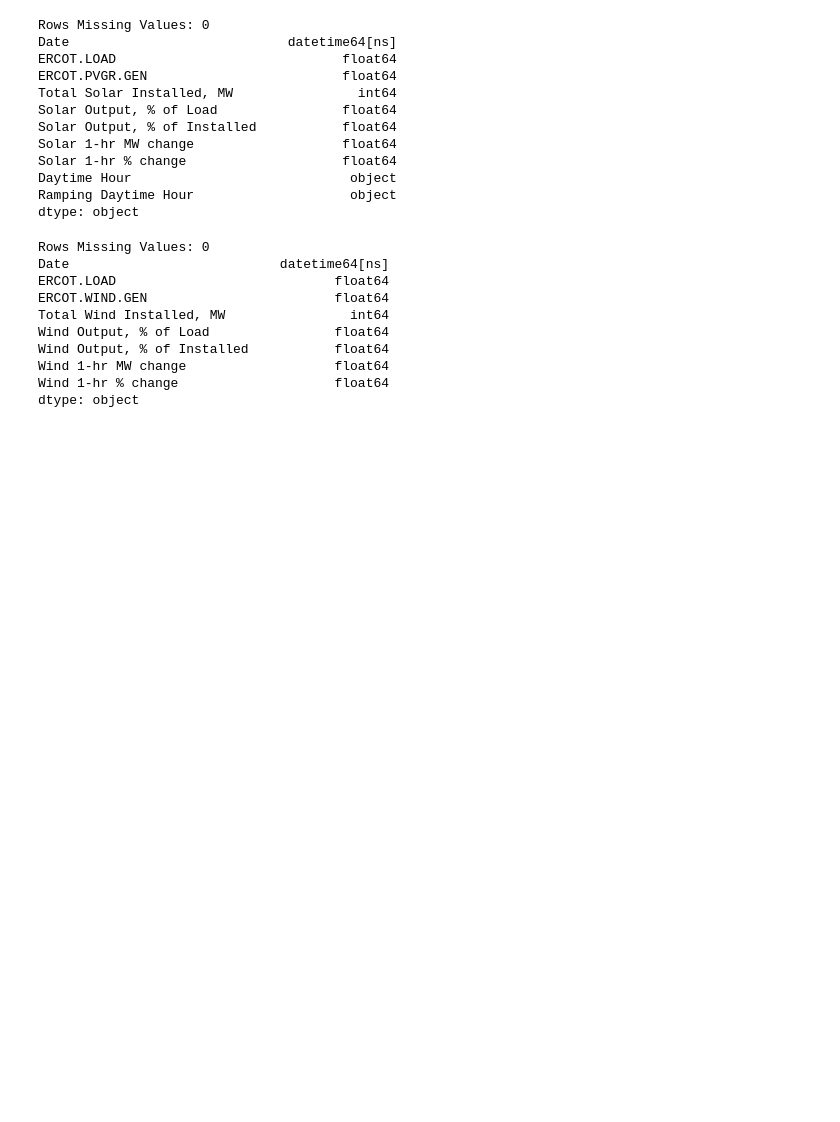
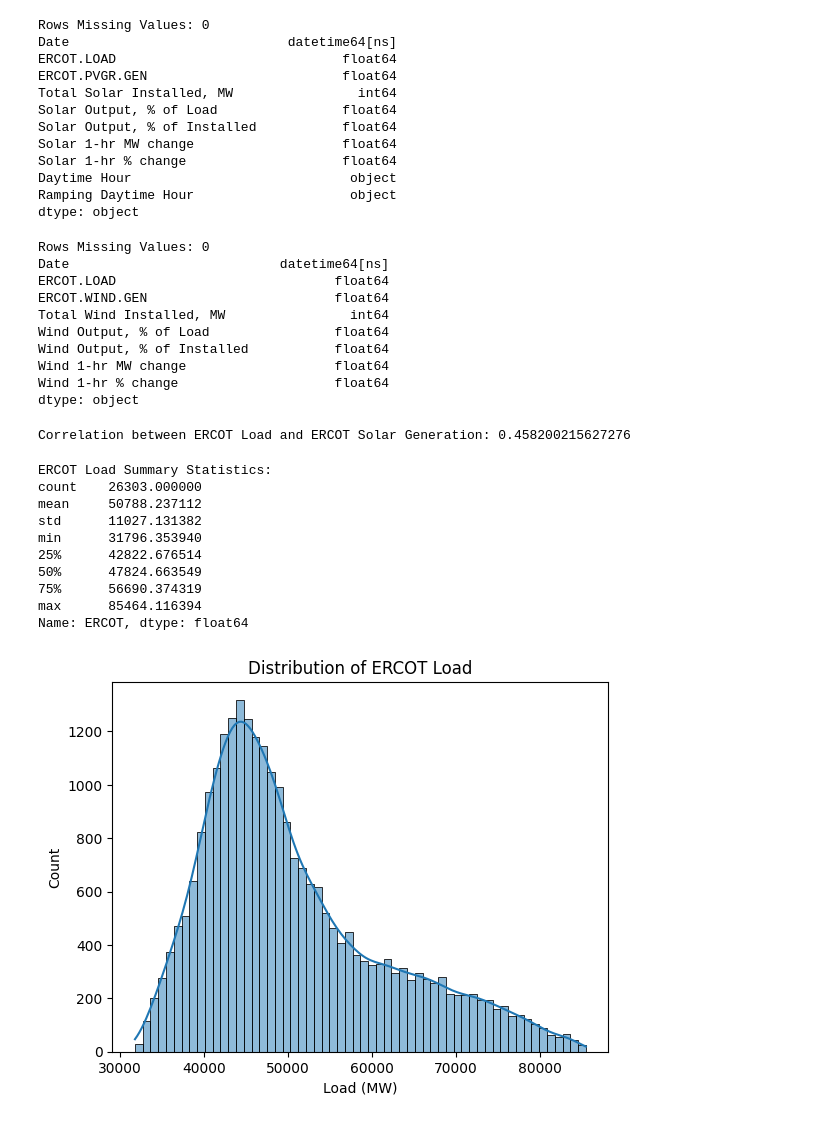
Before and after one commit to Leelawls/ECEN-360, a Jupyter notebook: etl.ipynb, the cells around one changed output. Saved outputs shown, nothing was run; the diff lists cells and outputs as text; code cells hidden in the pictures; blank space fills up the shorter version.

Commit message:
Correlation for solar and load

```diff
--- a/etl.ipynb
+++ b/etl.ipynb
@@ -112,3 +112,42 @@ Wind Output, % of Installed           float64
 Wind 1-hr MW change                   float64
 Wind 1-hr % change                    float64
 dtype: object
+# %%
+# Cell 1: Correlation Between Solar and Load
+
+import matplotlib.pyplot as plt
+import seaborn as sns
+
+# If 'ERCOT.LOAD' is in df_solar, you can use that directly.
+# Otherwise, if you want correlation with df_load['ERCOT'], you'll need
+# the data aligned by time/index. For now, let's assume both are aligned
+# and simply do a direct correlation:
+
+corr_load_solar = df_load['ERCOT'].corr(df_solar['ERCOT.PVGR.GEN'])
+print("Correlation between ERCOT Load and ERCOT Solar Generation:", corr_load_solar)
+# %% [output]
+Correlation between ERCOT Load and ERCOT Solar Generation: 0.458200215627276
+# %%
+# Cell 2: Univariate Analysis - ERCOT Load
+
+# Basic summary statistics
+print("ERCOT Load Summary Statistics:")
+print(df_load['ERCOT'].describe())
+
+# Distribution plot
+sns.histplot(df_load['ERCOT'], kde=True)
+plt.title("Distribution of ERCOT Load")
+plt.xlabel("Load (MW)")
+plt.show()
+# %% [output]
+ERCOT Load Summary Statistics:
+count    26303.000000
+mean     50788.237112
+std      11027.131382
+min      31796.353940
+25%      42822.676514
+50%      47824.663549
+75%      56690.374319
+max      85464.116394
+Name: ERCOT, dtype: float64
+[figure, added]
```
Also changed, not shown: parts of 2 cells of this notebook.
